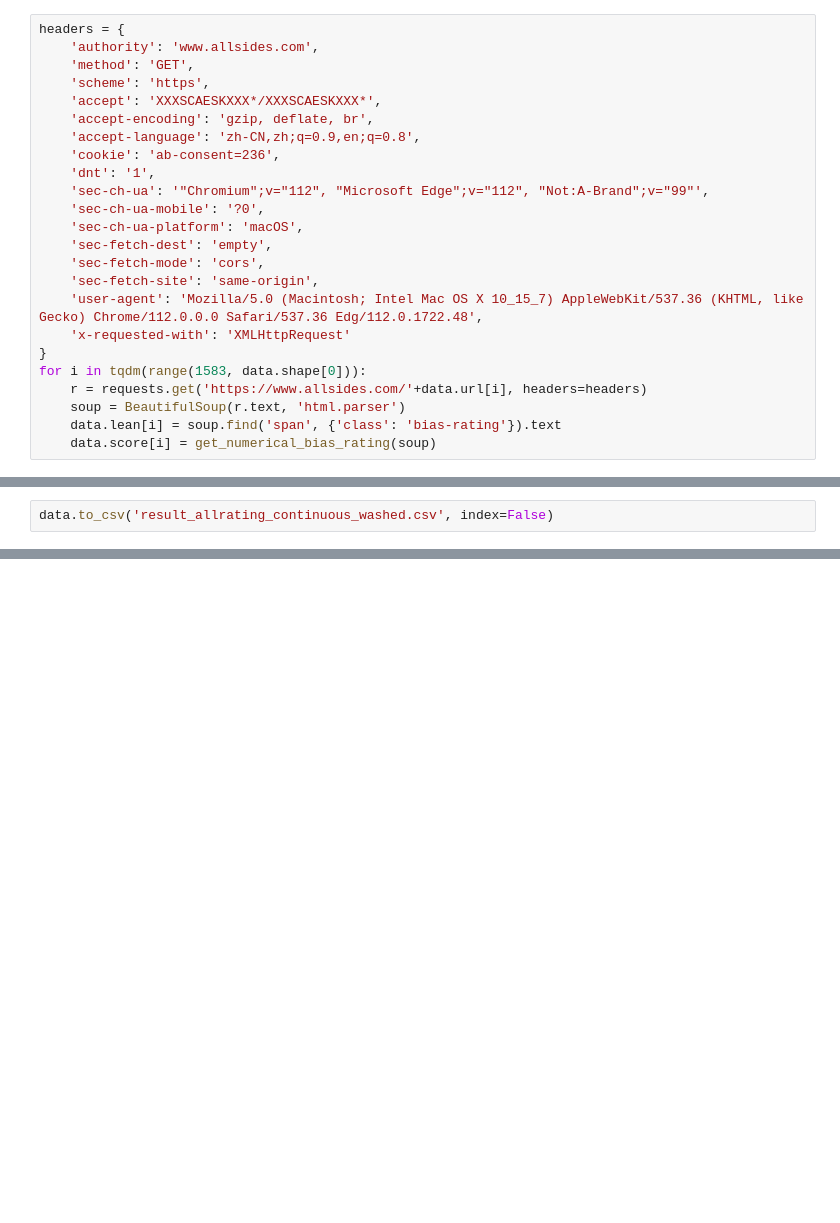
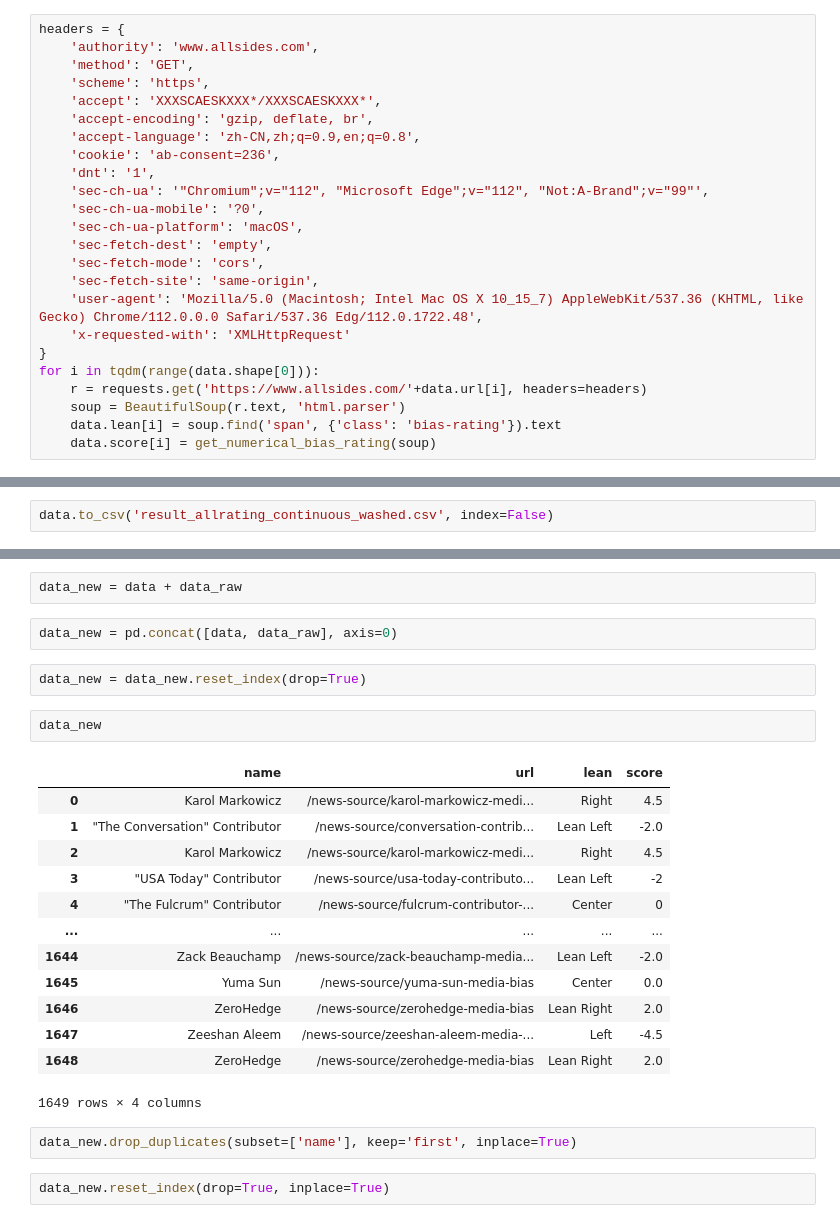
Before and after one commit to yeahjack/TwitterLeanAnalysis, a Jupyter notebook: RatingScrapers/RatingScraper_Continuous.ipynb, the cells around one changed output, grey strips where cells are left out. Drawn from its saved outputs; the diff is of its cells as text; blank space fills up the shorter version.

```diff
--- a/RatingScrapers/RatingScraper_Continuous.ipynb
+++ b/RatingScrapers/RatingScraper_Continuous.ipynb
@@ -191,7 +186,7 @@ headers = {
     'user-agent': 'Mozilla/5.0 (Macintosh; Intel Mac OS X 10_15_7) AppleWebKit/537.36 (KHTML, like Gecko) Chrome/112.0.0.0 Safari/537.36 Edg/112.0.1722.48',
     'x-requested-with': 'XMLHttpRequest'
 }
-for i in tqdm(range(1583, data.shape[0])):
+for i in tqdm(range(data.shape[0])):
     r = requests.get('https://www.allsides.com/'+data.url[i], headers=headers)
     soup = BeautifulSoup(r.text, 'html.parser')
     data.lean[i] = soup.find('span', {'class': 'bias-rating'}).text
@@ -292,0 +320,26 @@ data.to_csv('result_allrating_continuous_washed.csv', index=False)
+# %%
+data_new = data + data_raw
+# %%
+data_new = pd.concat([data, data_raw], axis=0)
+# %%
+data_new = data_new.reset_index(drop=True)
+# %%
+data_new
+# %% [output]
+|  | name | url | lean | score |
+| 0 | Karol Markowicz | /news-source/karol-markowicz-medi... | Right | 4.5 |
+| 1 | "The Conversation" Contributor | /news-source/conversation-contrib... | Lean Left | -2.0 |
+| 2 | Karol Markowicz | /news-source/karol-markowicz-medi... | Right | 4.5 |
+| 3 | "USA Today" Contributor | /news-source/usa-today-contributo... | Lean Left | -2 |
+| 4 | "The Fulcrum" Contributor | /news-source/fulcrum-contributor-... | Center | 0 |
+| ... | ... | ... | ... | ... |
+| 1644 | Zack Beauchamp | /news-source/zack-beauchamp-media... | Lean Left | -2.0 |
+| 1645 | Yuma Sun | /news-source/yuma-sun-media-bias | Center | 0.0 |
+| 1646 | ZeroHedge | /news-source/zerohedge-media-bias | Lean Right | 2.0 |
+| 1647 | Zeeshan Aleem | /news-source/zeeshan-aleem-media-... | Left | -4.5 |
+| 1648 | ZeroHedge | /news-source/zerohedge-media-bias | Lean Right | 2.0 |
+1649 rows × 4 columns
+# %%
+data_new.drop_duplicates(subset=['name'], keep='first', inplace=True)
+# %%
+data_new.reset_index(drop=True, inplace=True)
```
Also changed, not shown: parts of 20 cells of this notebook, 9 other files.
